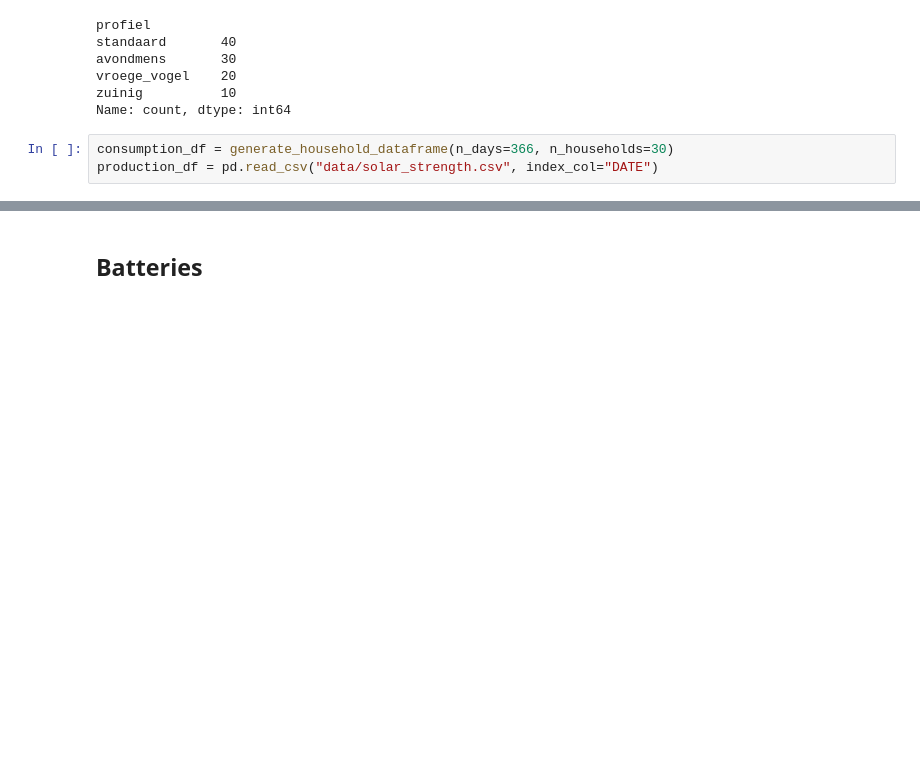
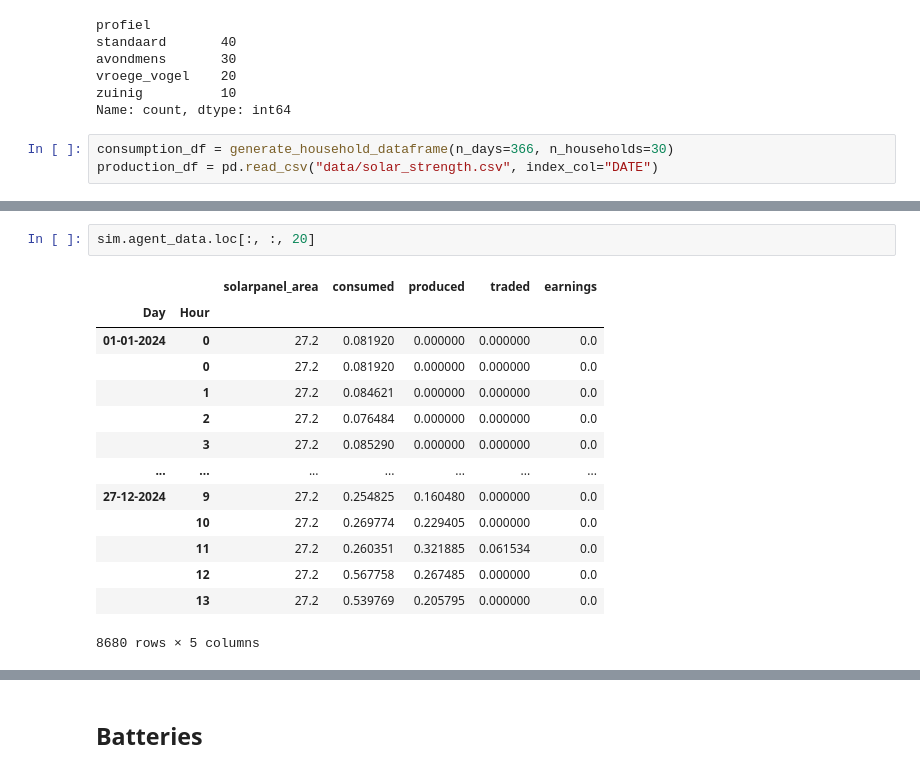
Before and after one commit to BJHeemskerk/P2P-microgrid-simulation, a Jupyter notebook: battery.ipynb, the cells around one changed output, grey strips where cells are left out. Saved outputs shown, nothing was run; the diff lists cells and outputs as text; blank space fills up the shorter version.

```diff
--- a/battery.ipynb
+++ b/battery.ipynb
@@ -442,0 +454,17 @@ sim.long_step(365*24)
+# %%
+sim.agent_data.loc[:, :, 20]
+# %% [output]
+|  |  | solarpanel_area | consumed | produced | traded | earnings |
+| Day | Hour |  |  |  |  |  |
+| 01-01-2024 | 0 | 27.2 | 0.081920 | 0.000000 | 0.000000 | 0.0 |
+|  | 0 | 27.2 | 0.081920 | 0.000000 | 0.000000 | 0.0 |
+|  | 1 | 27.2 | 0.084621 | 0.000000 | 0.000000 | 0.0 |
+|  | 2 | 27.2 | 0.076484 | 0.000000 | 0.000000 | 0.0 |
+|  | 3 | 27.2 | 0.085290 | 0.000000 | 0.000000 | 0.0 |
+| ... | ... | ... | ... | ... | ... | ... |
+| 27-12-2024 | 9 | 27.2 | 0.254825 | 0.160480 | 0.000000 | 0.0 |
+|  | 10 | 27.2 | 0.269774 | 0.229405 | 0.000000 | 0.0 |
+|  | 11 | 27.2 | 0.260351 | 0.321885 | 0.061534 | 0.0 |
+|  | 12 | 27.2 | 0.567758 | 0.267485 | 0.000000 | 0.0 |
+|  | 13 | 27.2 | 0.539769 | 0.205795 | 0.000000 | 0.0 |
+8680 rows × 5 columns
```
Also changed, not shown: parts of 12 cells of this notebook.
